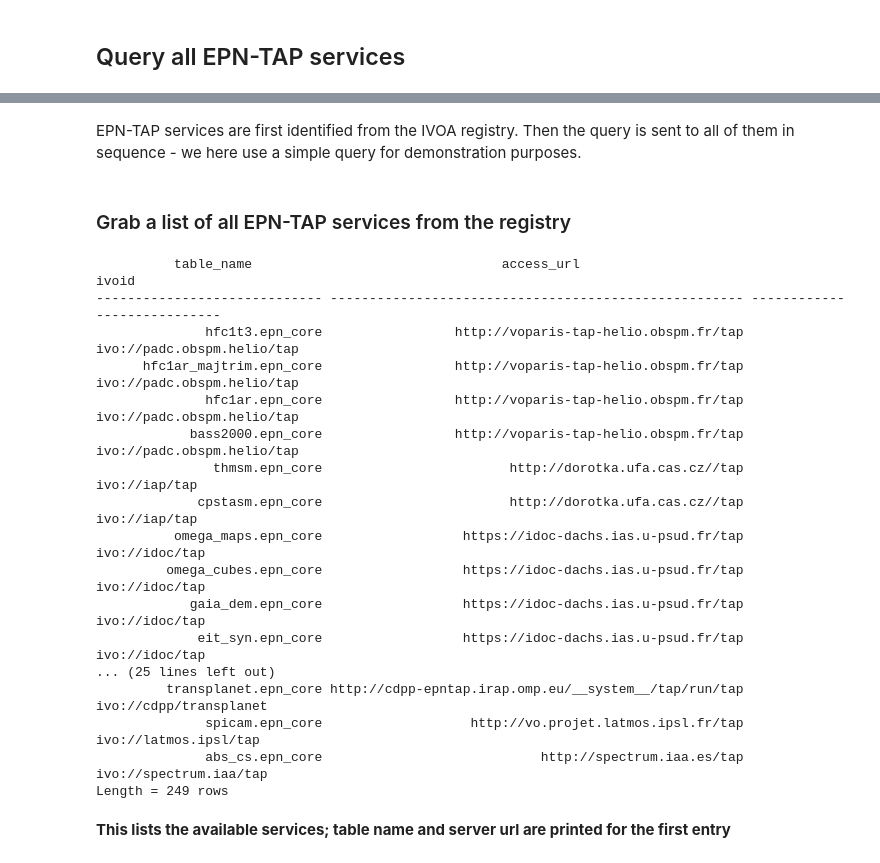
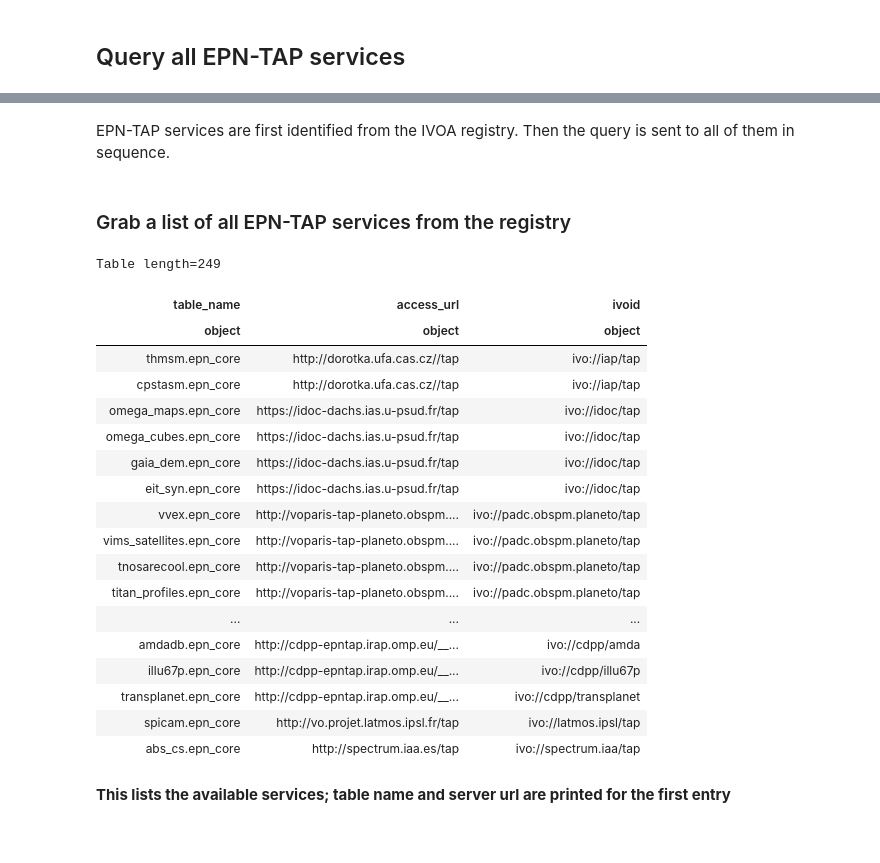
Before and after one commit to epn-vespa/tutorials, a Jupyter notebook: misc/Jupyter-notebook-access/EPN_TAP_request.ipynb, the cells around one changed output, grey strips where cells are left out. Drawn from its saved outputs; the diff is of its cells as text; code cells hidden in the pictures.

```diff
--- a/misc/Jupyter-notebook-access/EPN_TAP_request.ipynb
+++ b/misc/Jupyter-notebook-access/EPN_TAP_request.ipynb
@@ -5,5 +5,5 @@ We show here how to send the same EPN-TAP query to all available EPN-TAP service
 # %% [markdown]
-EPN-TAP services are first identified from the IVOA registry. Then the query is sent to all of them in sequence - we here use a simple query for demonstration purposes.
+EPN-TAP services are first identified from the IVOA registry. Then the query is sent to all of them in sequence.
 # %% [markdown]
 ### Grab a list of all EPN-TAP services from the registry
 # %%
@@ -20,27 +20,29 @@ registry_url = "http://voparis-rr.obspm.fr/tap"
 # %%
 services = TapPlus(registry_url)
 job = services.launch_job(query)
 r1 = job.get_results()
 # lists all published EPN-TAP services:
-print(r1)
+r1
 # %% [output]
-          table_name                                access_url                                 ivoid
------------------------------ ----------------------------------------------------- ----------------------------
-              hfc1t3.epn_core                 http://voparis-tap-helio.obspm.fr/tap   ivo://padc.obspm.helio/tap
-      hfc1ar_majtrim.epn_core                 http://voparis-tap-helio.obspm.fr/tap   ivo://padc.obspm.helio/tap
-              hfc1ar.epn_core                 http://voparis-tap-helio.obspm.fr/tap   ivo://padc.obspm.helio/tap
-            bass2000.epn_core                 http://voparis-tap-helio.obspm.fr/tap   ivo://padc.obspm.helio/tap
-               thmsm.epn_core                        http://dorotka.ufa.cas.cz//tap                ivo://iap/tap
-             cpstasm.epn_core                        http://dorotka.ufa.cas.cz//tap                ivo://iap/tap
-          omega_maps.epn_core                  https://idoc-dachs.ias.u-psud.fr/tap               ivo://idoc/tap
-         omega_cubes.epn_core                  https://idoc-dachs.ias.u-psud.fr/tap               ivo://idoc/tap
-            gaia_dem.epn_core                  https://idoc-dachs.ias.u-psud.fr/tap               ivo://idoc/tap
-             eit_syn.epn_core                  https://idoc-dachs.ias.u-psud.fr/tap               ivo://idoc/tap
-... (25 lines left out)
-         transplanet.epn_core http://cdpp-epntap.irap.omp.eu/__system__/tap/run/tap       ivo://cdpp/transplanet
-              spicam.epn_core                   http://vo.projet.latmos.ipsl.fr/tap        ivo://latmos.ipsl/tap
-              abs_cs.epn_core                            http://spectrum.iaa.es/tap       ivo://spectrum.iaa/tap
-Length = 249 rows
+Table length=249
+| table_name | access_url | ivoid |
+| object | object | object |
+| thmsm.epn_core | http://dorotka.ufa.cas.cz//tap | ivo://iap/tap |
+| cpstasm.epn_core | http://dorotka.ufa.cas.cz//tap | ivo://iap/tap |
+| omega_maps.epn_core | https://idoc-dachs.ias.u-psud.fr/tap | ivo://idoc/tap |
+| omega_cubes.epn_core | https://idoc-dachs.ias.u-psud.fr/tap | ivo://idoc/tap |
+| gaia_dem.epn_core | https://idoc-dachs.ias.u-psud.fr/tap | ivo://idoc/tap |
+| eit_syn.epn_core | https://idoc-dachs.ias.u-psud.fr/tap | ivo://idoc/tap |
+| vvex.epn_core | http://voparis-tap-planeto.obspm.... | ivo://padc.obspm.planeto/tap |
+| vims_satellites.epn_core | http://voparis-tap-planeto.obspm.... | ivo://padc.obspm.planeto/tap |
+| tnosarecool.epn_core | http://voparis-tap-planeto.obspm.... | ivo://padc.obspm.planeto/tap |
+| titan_profiles.epn_core | http://voparis-tap-planeto.obspm.... | ivo://padc.obspm.planeto/tap |
+| ... | ... | ... |
+| amdadb.epn_core | http://cdpp-epntap.irap.omp.eu/__... | ivo://cdpp/amda |
+| illu67p.epn_core | http://cdpp-epntap.irap.omp.eu/__... | ivo://cdpp/illu67p |
+| transplanet.epn_core | http://cdpp-epntap.irap.omp.eu/__... | ivo://cdpp/transplanet |
+| spicam.epn_core | http://vo.projet.latmos.ipsl.fr/tap | ivo://latmos.ipsl/tap |
+| abs_cs.epn_core | http://spectrum.iaa.es/tap | ivo://spectrum.iaa/tap |
 # %% [markdown]
 **This lists the available services; table name and server url are printed for the first entry**
 # %%
```
Also changed, not shown: parts of 8 cells of this notebook.
